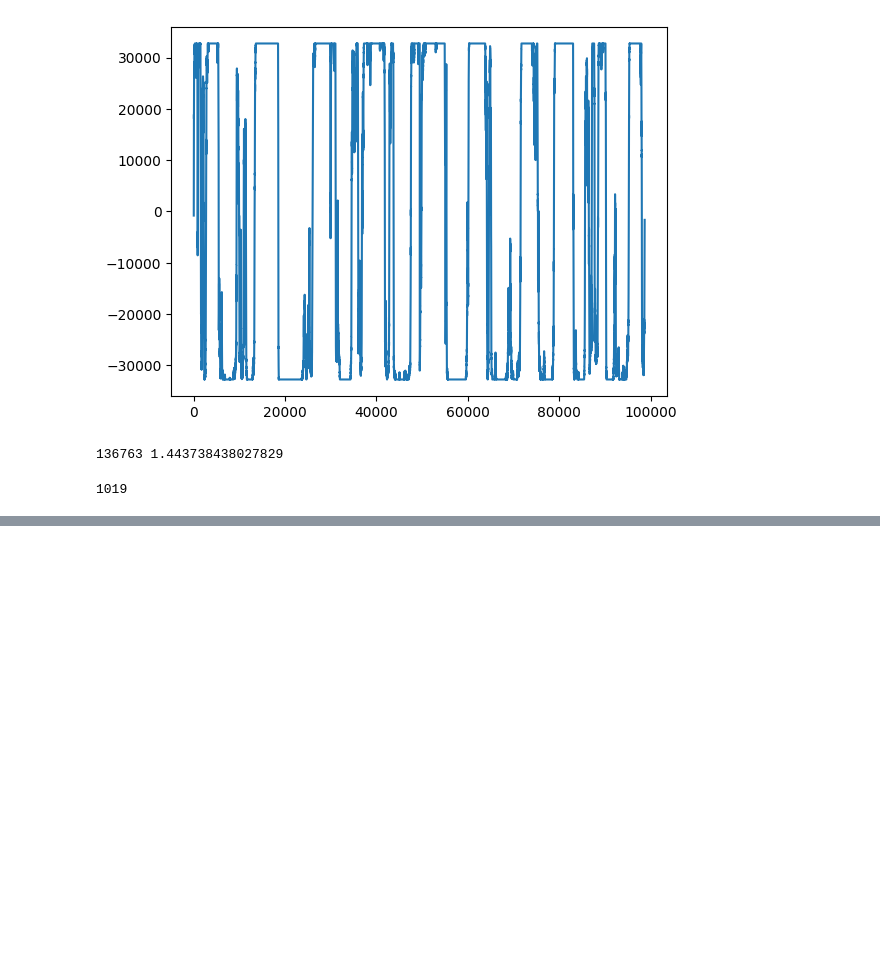
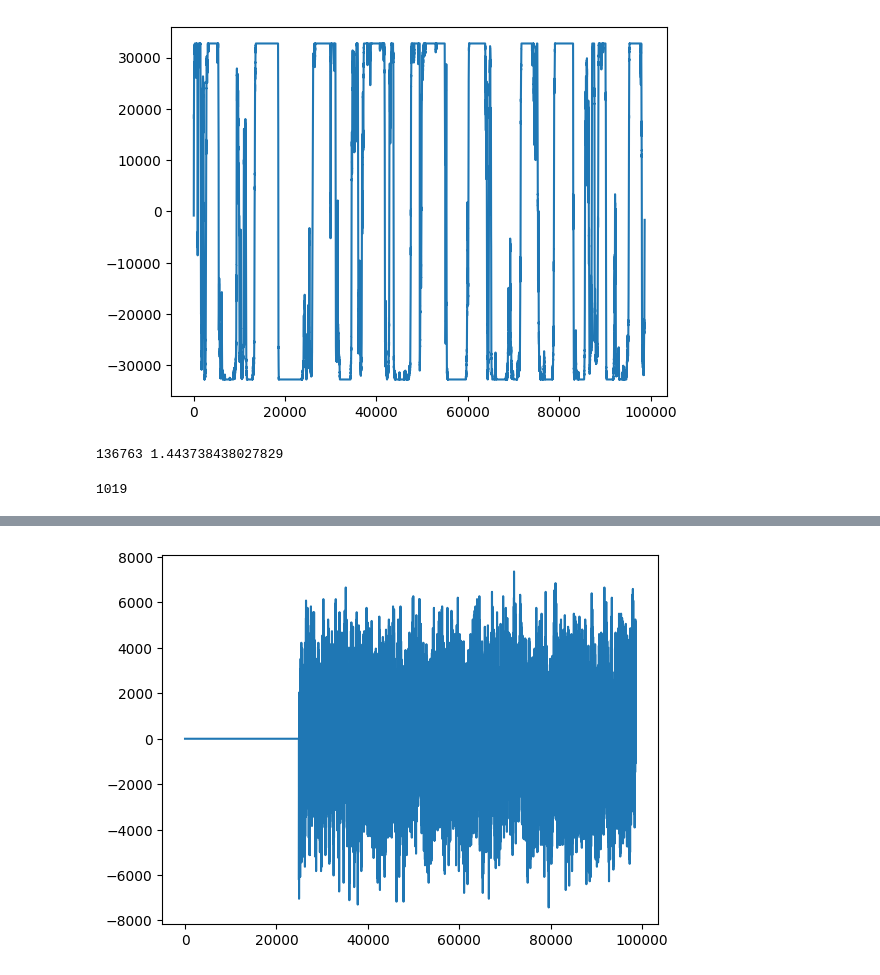
Before and after one commit to SanderGi/Neuralink-Compression, a Jupyter notebook: eda.ipynb, the cells around one changed output, grey strips where cells are left out. Drawn from its saved outputs; the diff is of its cells as text; code cells hidden in the pictures; blank space fills up the shorter version.

```diff
--- a/eda.ipynb
+++ b/eda.ipynb
@@ -574,0 +736,7 @@ print(max_unique)
+# %%
+# Test Encoding
+inpu = "1102010120"
+bitStream = encodeData(inpu)
+# %%
+# Test Decoding
+output = decodeData(bitStream)
@@ -574,0 +874,11 @@ print(max_unique)
+# %%
+def push(state, symbol, cdf_func, prec):
+    cdf_low, cdf_high = cdf_func(symbol)
+    freq = cdf_high - cdf_low
+    return prec*(state // freq) + (state % freq) + cdf_low
+
+def pop(state, icdf_func, cdf_func, prec):
+    cdf_value = state % prec
+    symbol, cdf_low, cdf_high = icdf_func(cdf_value)
+    freq = cdf_high - cdf_low
+    return symbol, freq*(state // prec) + cdf_value - cdf_low
@@ -574,0 +888,69 @@ print(max_unique)
+# %%
+wavsize = 0
+compressed_size = 0
+with zipfile.ZipFile('data.zip') as archive:
+    for name in archive.namelist()[1:2]:
+        if not name.endswith('.wav'):
+            continue
+        with archive.open(name) as file:
+            wav = scipy.io.wavfile.read(io.BytesIO(file.read()))[1]
+            wavsize += len(wav) * 16
+
+            initial_state = 0
+
+            counts = Counter(wav)
+            wav_values = list(counts.keys())
+            alphabet = list(range(len(wav_values)))
+            pmf = [counts[v]/len(wav) for v in wav_values]
+            entropy = sum(p*log2(1/p) for p in pmf)
+
+            precision = 2 ** 16
+
+            # For pmf=[1/2, 1/4, 1/4] at precision=8, the quantized cdf=[0, 4, 6, 8]
+            cdf = reduce(lambda acc,el: acc + [acc[-1] + round(el*precision)], pmf, [0])
+
+            # ANS requires these 2 functions.
+            def cdf_func(symbol):
+                ''' Function signature is symbol -> (cdf_low, cdf_high).
+                This can be substituted for a more complex model like a neural network'''
+                if symbol < 0 or symbol >= len(alphabet):
+                    print(symbol)
+                return cdf[symbol], cdf[symbol+1]
+
+            def icdf_func(cdf_value):
+                ''' Function signature is cdf_value -> (symbol, cdf_low, cdf_high).
+                Finds the symbol where cdf_func(symbol) <= cdf_value < cdf_func(symbol+1)
+                This can be substituted for a more complex model like a neural network'''
+                for symbol in alphabet:
+                    cdf_low, cdf_high = cdf_func(symbol)
+                    if cdf_low <= cdf_value < cdf_high:
+                        return symbol, cdf_low, cdf_high
+
+            # Some symbols to compress
+            sequence = [wav_values.index(v) for v in wav]
+
+            # Encode
+            state = initial_state
+            for symbol in reversed(sequence):
+                state = push(state, symbol, cdf_func, precision)
+
+            compressed_size += state.bit_length()
+            rate = state.bit_length()/len(sequence)
+
+            # Decode
+            decoded_sequence = len(sequence)*[0]
+            for i in range(len(sequence)):
+                decoded_sequence[i], state = pop(state, icdf_func, cdf_func, precision)
+
+            # Sanity checks
+            plt.plot(wav - [wav_values[s] for s in decoded_sequence])
+            plt.show()
+            # assert decoded_sequence == sequence
+            # assert (rate - entropy) < 0.01
+
+
+byts = int(np.ceil(compressed_size / 8))
+wavsize = int(np.ceil(wavsize / 8))
+print(byts, wavsize / byts)
+# %% [output]
+[figure, added]
```
Also changed, not shown: parts of 22 cells of this notebook.
